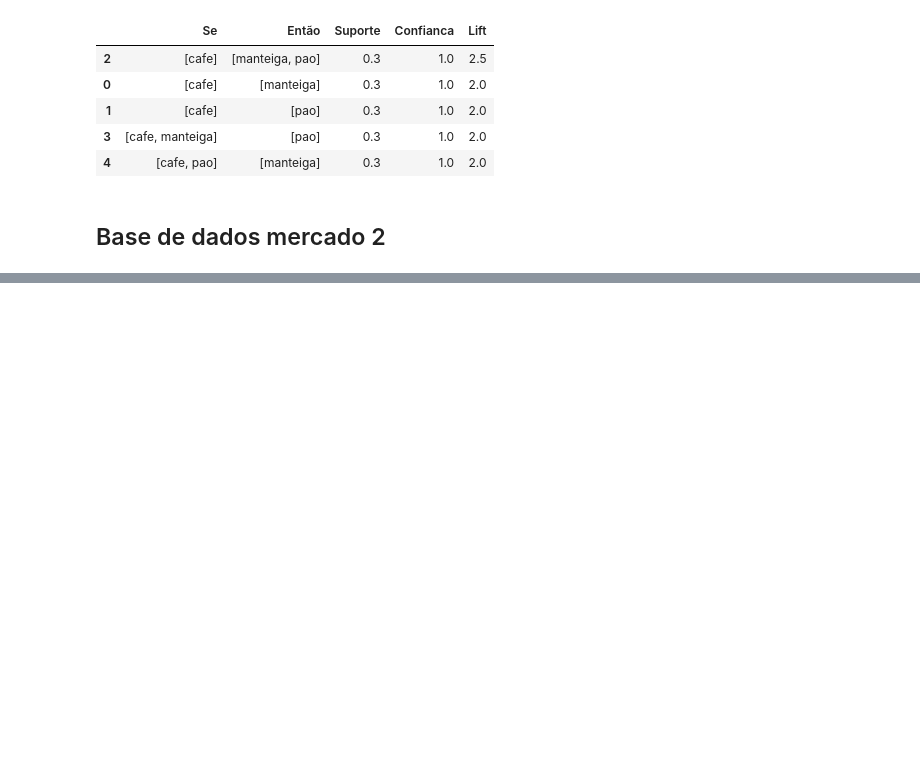
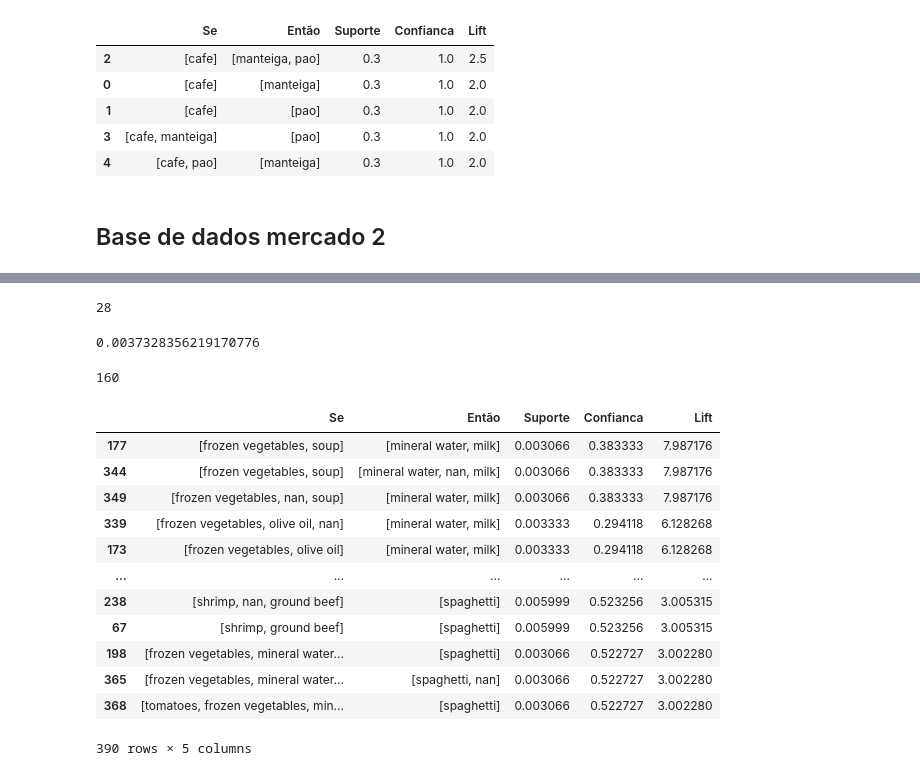
Before and after one commit to Joao-Inacio/Machine-Learning-e-Data-Science-com-Python, a Jupyter notebook: 1.3-Algoritmo_apriori/associacao.ipynb, the cells around one changed output, grey strips where cells are left out. Saved outputs shown, nothing was run; the diff lists cells and outputs as text; code cells hidden in the pictures; blank space fills up the shorter version.

```diff
--- a/1.3-Algoritmo_apriori/associacao.ipynb
+++ b/1.3-Algoritmo_apriori/associacao.ipynb
@@ -107,0 +125,5 @@ rules__df.sort_values(by='Lift', ascending=False)
+# %%
+transacoes = []
+for i in range(df_mercado2.shape[0]):
+    transacoes.append([str(df_mercado2.values[i, j]) for j in range(df_mercado2.shape[1])])
+transacoes
@@ -107,0 +148,58 @@ rules__df.sort_values(by='Lift', ascending=False)
+# %%
+4 * 7 # quantidade de produto vendido x dias coberto pela base
+# %% [output]
+28
+# %%
+28 / 7501 # dividido pelo tamanho da base
+# %% [output]
+0.0037328356219170776
+# %%
+regras = apriori(transacoes, min_support=0.003, min_confidence=0.2, min_lift=3)
+resultado = list(regras)
+len(resultado)
+# %% [output]
+160
+# %%
+se = []
+entao = []
+suporte = []
+confianca = []
+lift = []
+
+for resultados in resultado:
+    s = resultados[1]
+    result_rules = resultados[2]
+    for result_rule in result_rules:
+        a = list(result_rule[0])
+        b = list(result_rule[1])
+        c = result_rule[2]
+        l = result_rule[3]
+
+        se.append(a)
+        entao.append(b)
+        suporte.append(s)
+        confianca.append(c)
+        lift.append(l)
+# %%
+rules__df = pd.DataFrame({
+    'Se': se,
+    'Então': entao,
+    'Suporte': suporte,
+    'Confianca': confianca,
+    'Lift': lift
+})
+rules__df.sort_values(by='Lift', ascending=False)
+# %% [output]
+|  | Se | Então | Suporte | Confianca | Lift |
+| 177 | [frozen vegetables, soup] | [mineral water, milk] | 0.003066 | 0.383333 | 7.987176 |
+| 344 | [frozen vegetables, soup] | [mineral water, nan, milk] | 0.003066 | 0.383333 | 7.987176 |
+| 349 | [frozen vegetables, nan, soup] | [mineral water, milk] | 0.003066 | 0.383333 | 7.987176 |
+| 339 | [frozen vegetables, olive oil, nan] | [mineral water, milk] | 0.003333 | 0.294118 | 6.128268 |
+| 173 | [frozen vegetables, olive oil] | [mineral water, milk] | 0.003333 | 0.294118 | 6.128268 |
+| ... | ... | ... | ... | ... | ... |
+| 238 | [shrimp, nan, ground beef] | [spaghetti] | 0.005999 | 0.523256 | 3.005315 |
+| 67 | [shrimp, ground beef] | [spaghetti] | 0.005999 | 0.523256 | 3.005315 |
+| 198 | [frozen vegetables, mineral water... | [spaghetti] | 0.003066 | 0.522727 | 3.002280 |
+| 365 | [frozen vegetables, mineral water... | [spaghetti, nan] | 0.003066 | 0.522727 | 3.002280 |
+| 368 | [tomatoes, frozen vegetables, min... | [spaghetti] | 0.003066 | 0.522727 | 3.002280 |
+390 rows × 5 columns
```
Also changed, not shown: parts of 2 cells of this notebook.
